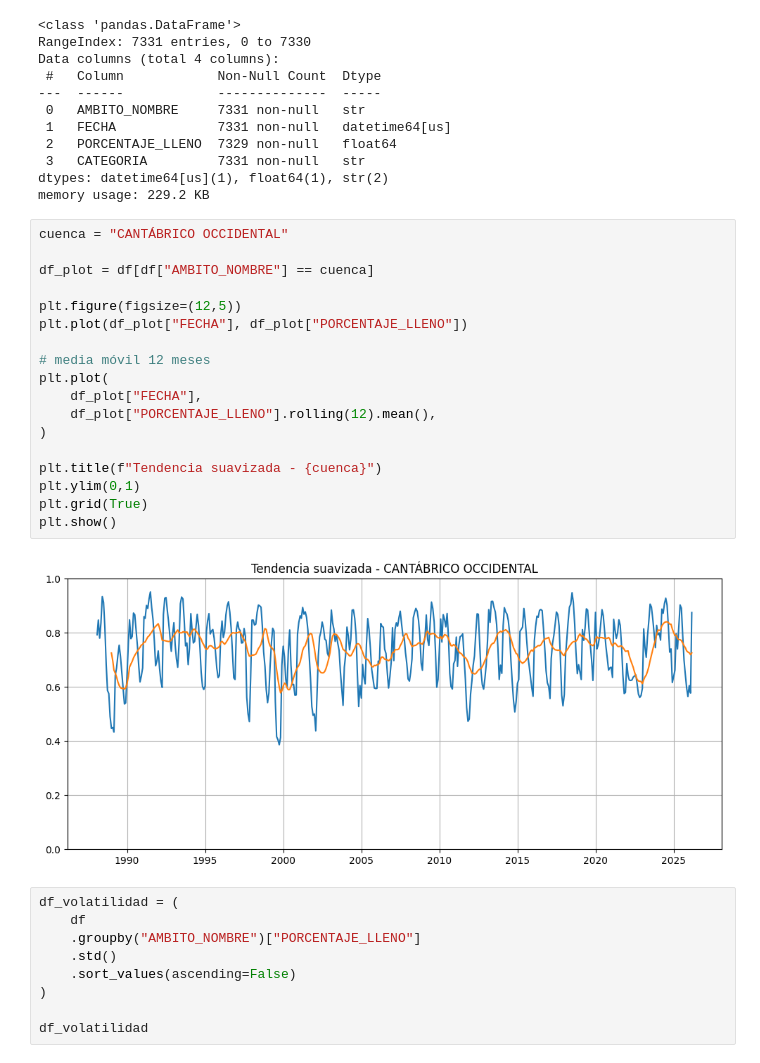
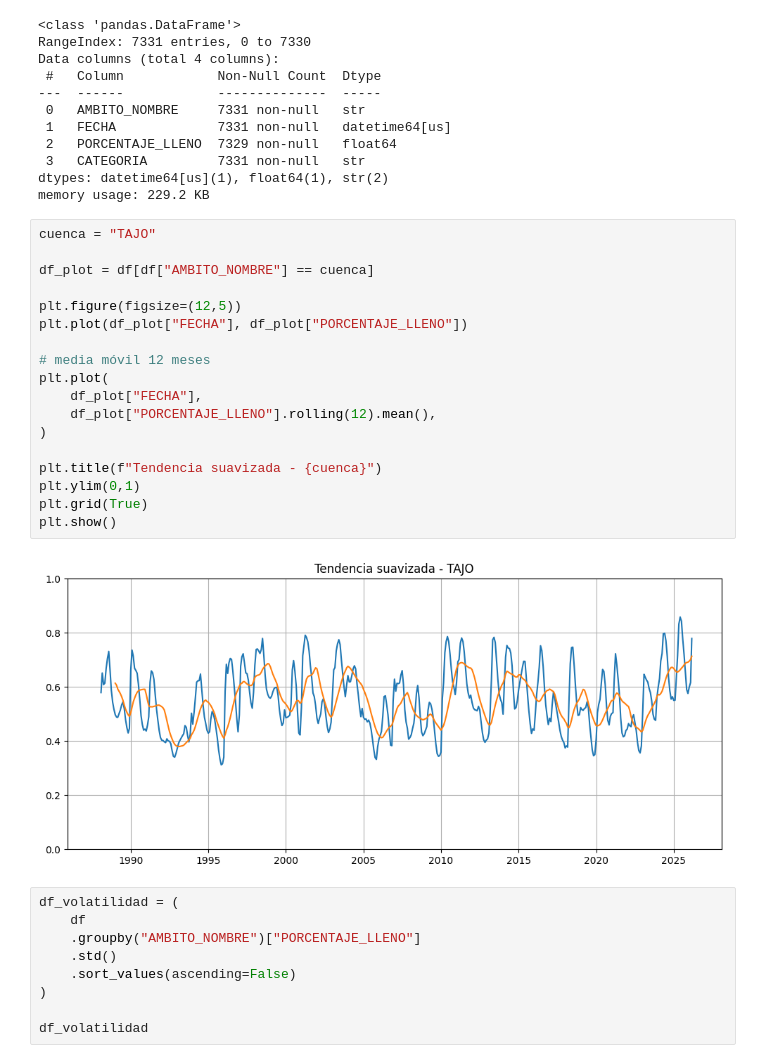
Before and after one commit to plorenab/water-stress-forecast-spain, a Jupyter notebook: notebook/EDA.ipynb, the cells around one changed output. Drawn from its saved outputs; the diff is of its cells as text.

Commit message:
sequías por cuencas

```diff
--- a/notebook/EDA.ipynb
+++ b/notebook/EDA.ipynb
@@ -20,25 +20,25 @@ Data columns (total 4 columns):
 dtypes: datetime64[us](1), float64(1), str(2)
 memory usage: 229.2 KB
 # %%
-cuenca = "CANTÁBRICO OCCIDENTAL"
+cuenca = "TAJO"
 
 df_plot = df[df["AMBITO_NOMBRE"] == cuenca]
 
 plt.figure(figsize=(12,5))
 plt.plot(df_plot["FECHA"], df_plot["PORCENTAJE_LLENO"])
 
 # media móvil 12 meses
 plt.plot(
     df_plot["FECHA"],
     df_plot["PORCENTAJE_LLENO"].rolling(12).mean(),
 )
 
 plt.title(f"Tendencia suavizada - {cuenca}")
 plt.ylim(0,1)
 plt.grid(True)
 plt.show()
 # %% [output]
-[figure, old version]
+[figure, new version]
 # %%
 df_volatilidad = (
     df
```
Also changed, not shown: parts of 11 cells of this notebook.
